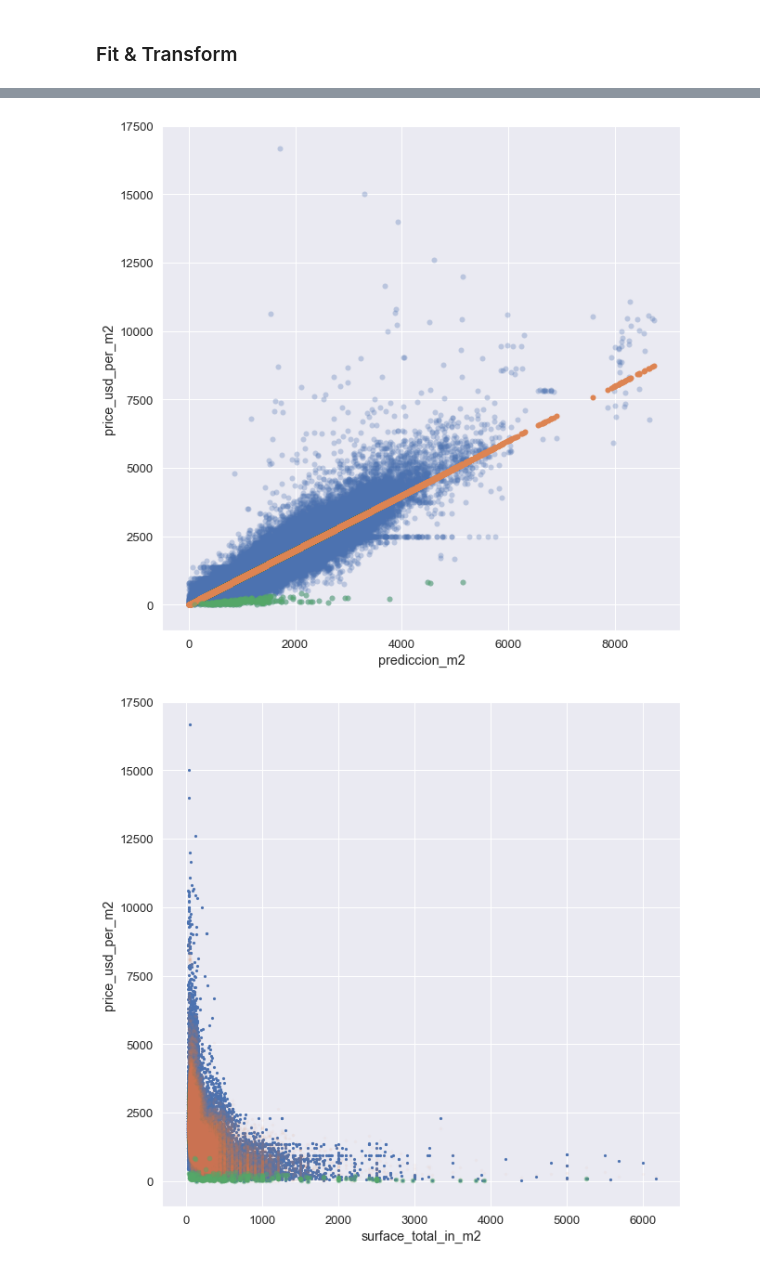
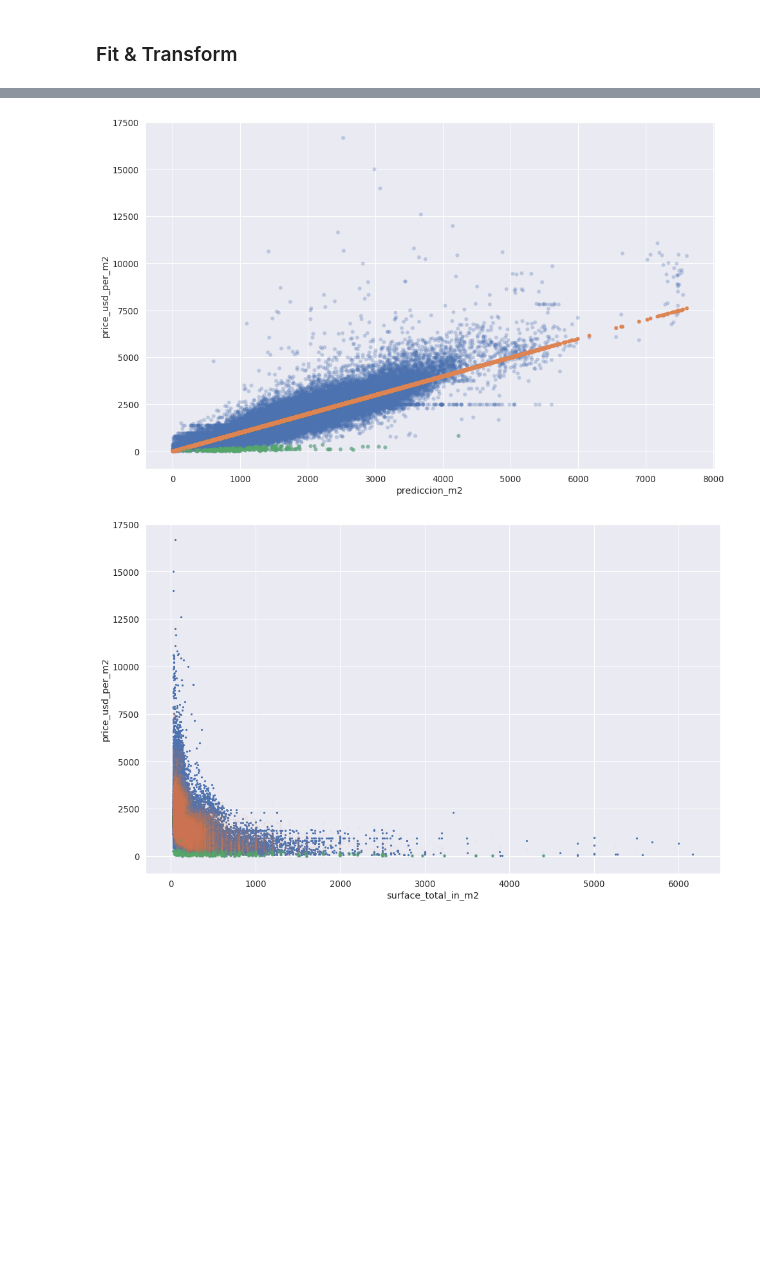
Before and after one commit to matiasngf/DH_proyecto_1, a Jupyter notebook: Regresion-Ridge.ipynb, the cells around one changed output, grey strips where cells are left out. Saved outputs shown, nothing was run; the diff lists cells and outputs as text; code cells hidden in the pictures; blank space fills up the shorter version.

Commit message:
Actualizar Notebooks con modelos sin reg, Ridge y Elastic

```diff
--- a/Regresion-Ridge.ipynb
+++ b/Regresion-Ridge.ipynb
@@ -42,13 +42,12 @@ Ydf = df[target]
 X_trainDf, X_testDf, y_trainDf, y_testDf = train_test_split(Xdf, Ydf, test_size=0.30)
 # %%
 # FIT (función) - Vectorizar categóricas, Vectorizar texto en Description y Normalizar continuas
-from sklearn.linear_model import ElasticNetCV
 vectorizer = TfidfVectorizer(min_df=5)
 enc = DictVectorizer()
-clf = Ridge(1.118888888888889, random_state=241,fit_intercept=True)
-#clf = RidgeCV(alphas=np.linspace(0.01,5,10), cv=10, fit_intercept=True)
+clf = Ridge(1.0066666666666668, random_state=241,fit_intercept=True)
+#clf = RidgeCV(alphas=np.linspace(0.01,3,10), cv=10, fit_intercept=True)
 normalizer = preprocessing.Normalizer()
-poly = PolynomialFeatures(degree = 2, include_bias = False)
+poly = PolynomialFeatures(degree = 1, include_bias = False)
 
 def fit_model(X_train, Y_train):
     texts = X_train[descriptions]
@@ -197,35 +203,35 @@ import seaborn as sns; sns.set()
 import matplotlib.pyplot as plt
 sns.set_context("notebook", font_scale=1.2, rc={"lines.linewidth": 2.5})
 
-plt.subplots(figsize=(10,10))
+plt.subplots(figsize=(16,10))
 
 sns.scatterplot(
     x="prediccion_m2", y="price_usd_per_m2", data=dfR, linewidth=0, alpha=0.3
 )
 sns.scatterplot(
     x="prediccion_m2", y="prediccion_m2", data=dfR, linewidth=0
 )
 sns.scatterplot(
     x="prediccion_m2", y="price_usd_per_m2", data=casas_compradas, linewidth=0, alpha=0.5
 )
 
 plt.show()
 
-plt.subplots(figsize=(10,10))
+plt.subplots(figsize=(16,10))
 sns.scatterplot(
         x="surface_total_in_m2", y="price_usd_per_m2",
         data=dfR,
         s=10, linewidth=0, alpha=1
 )
 sns.scatterplot(
         x="surface_total_in_m2", y="prediccion_m2",
         data=dfR,
         s=10, linewidth=0, alpha=0.05,
 )
 sns.scatterplot(
     x="surface_total_in_m2", y="price_usd_per_m2", data=casas_compradas, linewidth=0, alpha=0.5, s=30
 )
 plt.show()
 # %% [output]
-[figure, old version]
+[figure, new version]
-[figure, old version]
+[figure, new version]
```
Also changed, not shown: parts of 12 cells of this notebook, 2 other files.
